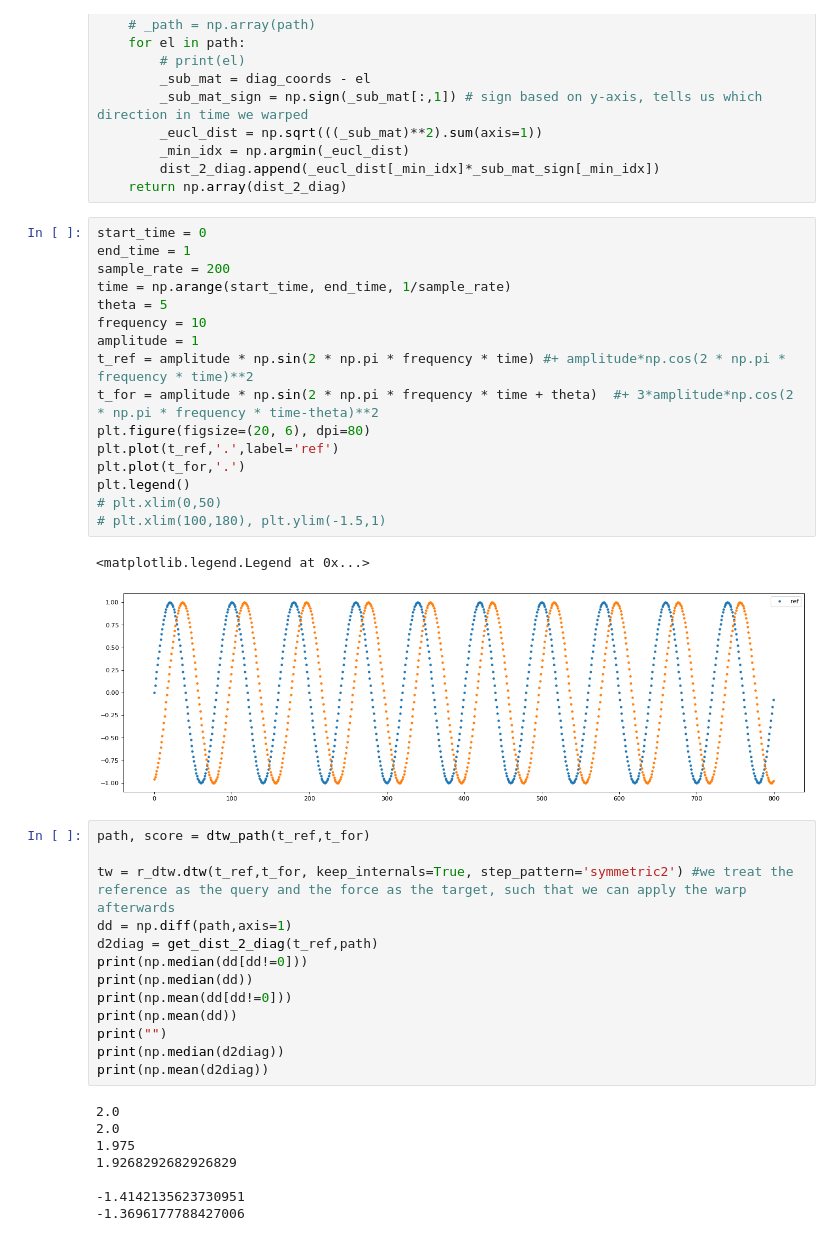
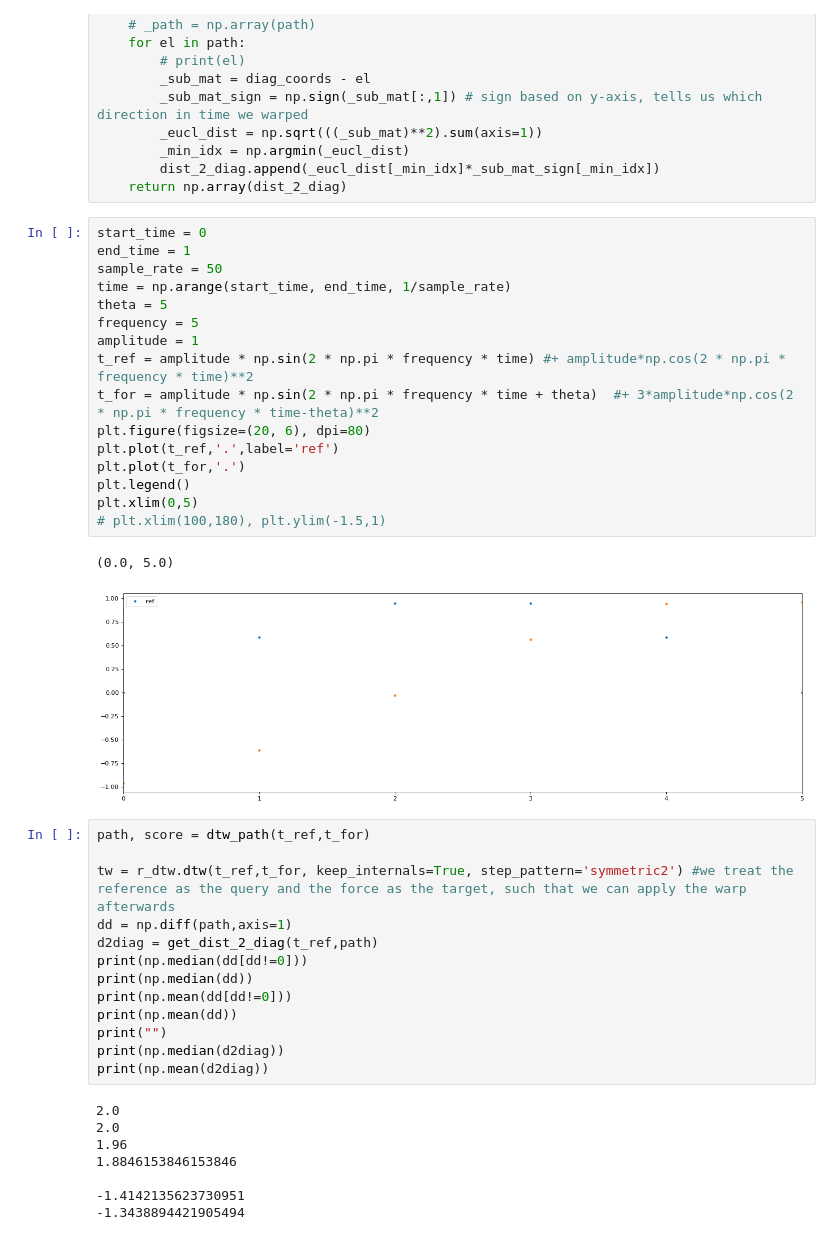
Before and after one commit to neuralabc/spft-java, a Jupyter notebook: spft/2022_09_DTW_known_data_test.ipynb, the cells around one changed output. Cells and saved outputs as stored; diff of their text form.

```diff
--- a/spft/2022_09_DTW_known_data_test.ipynb
+++ b/spft/2022_09_DTW_known_data_test.ipynb
@@ -36,22 +36,22 @@ def get_dist_2_diag(t_ref, path):
 # %%
 start_time = 0
 end_time = 1
-sample_rate = 200
+sample_rate = 50
 time = np.arange(start_time, end_time, 1/sample_rate)
 theta = 5
-frequency = 10
+frequency = 5
 amplitude = 1
 t_ref = amplitude * np.sin(2 * np.pi * frequency * time) #+ amplitude*np.cos(2 * np.pi * frequency * time)**2
 t_for = amplitude * np.sin(2 * np.pi * frequency * time + theta)  #+ 3*amplitude*np.cos(2 * np.pi * frequency * time-theta)**2
 plt.figure(figsize=(20, 6), dpi=80)
 plt.plot(t_ref,'.',label='ref')
 plt.plot(t_for,'.')
 plt.legend()
-# plt.xlim(0,50)
+plt.xlim(0,5)
 # plt.xlim(100,180), plt.ylim(-1.5,1)
 # %% [output]
-<matplotlib.legend.Legend at 0x...>
+(0.0, 5.0)
-[figure, old version]
+[figure, new version]
 # %%
 path, score = dtw_path(t_ref,t_for)
 
@@ -68,11 +68,11 @@ print(np.mean(d2diag))
 # %% [output]
 2.0
 2.0
-1.975
-1.9268292682926829
+1.96
+1.8846153846153846
 
 -1.4142135623730951
--1.3696177788427006
+-1.3438894421905494
 # %%
 hh=plt.hist(dd,bins=25)
 # %% [output]
```
Also changed, not shown: parts of 2 cells of this notebook, 2 other files.
